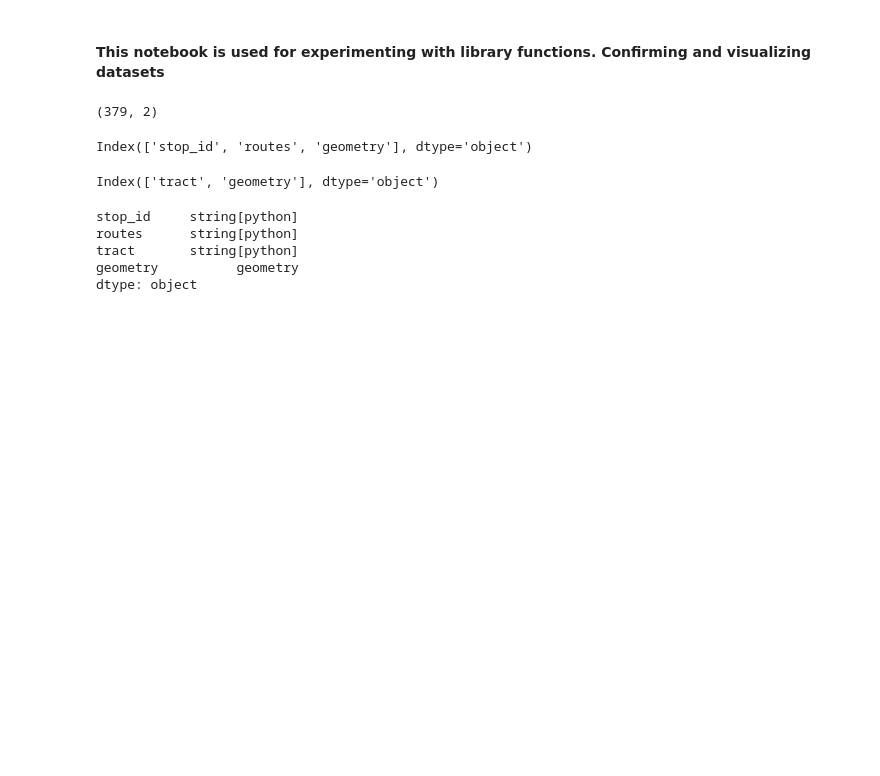
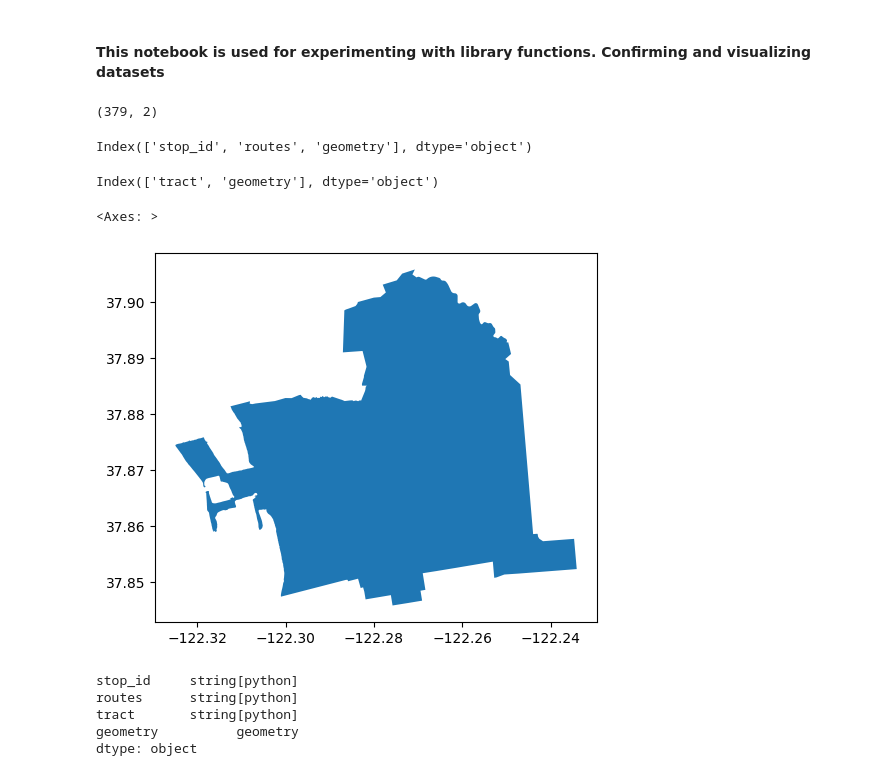
Before and after one commit to lequangvincent/ac-transit-equity, a Jupyter notebook: src/notebooks/exploration.ipynb, the cells around one changed output. Cells and saved outputs as stored; diff of their text form; code cells hidden in the pictures; blank space fills up the shorter version.

Commit message:
refactor 02_clean.py and visualize

```diff
--- a/src/notebooks/exploration.ipynb
+++ b/src/notebooks/exploration.ipynb
@@ -25,7 +25,12 @@ berkeley_tracts.columns
 # %% [output]
 Index(['tract', 'geometry'], dtype='object')
 # %%
-berkeley_stops = gpd.read_file("../../data/clean/berkeley_stops.geojson")
+berkeley_stops = gpd.read_file("../../data/clean/berkeley_boundary.geojson")
+# %%
+berkeley_stops.plot()
+# %% [output]
+<Axes: >
+[figure, added]
 # %%
 berkeley_stops.convert_dtypes().dtypes
 # %% [output]
```
Also changed, not shown: parts of 1 cell of this notebook, 3 other files.
